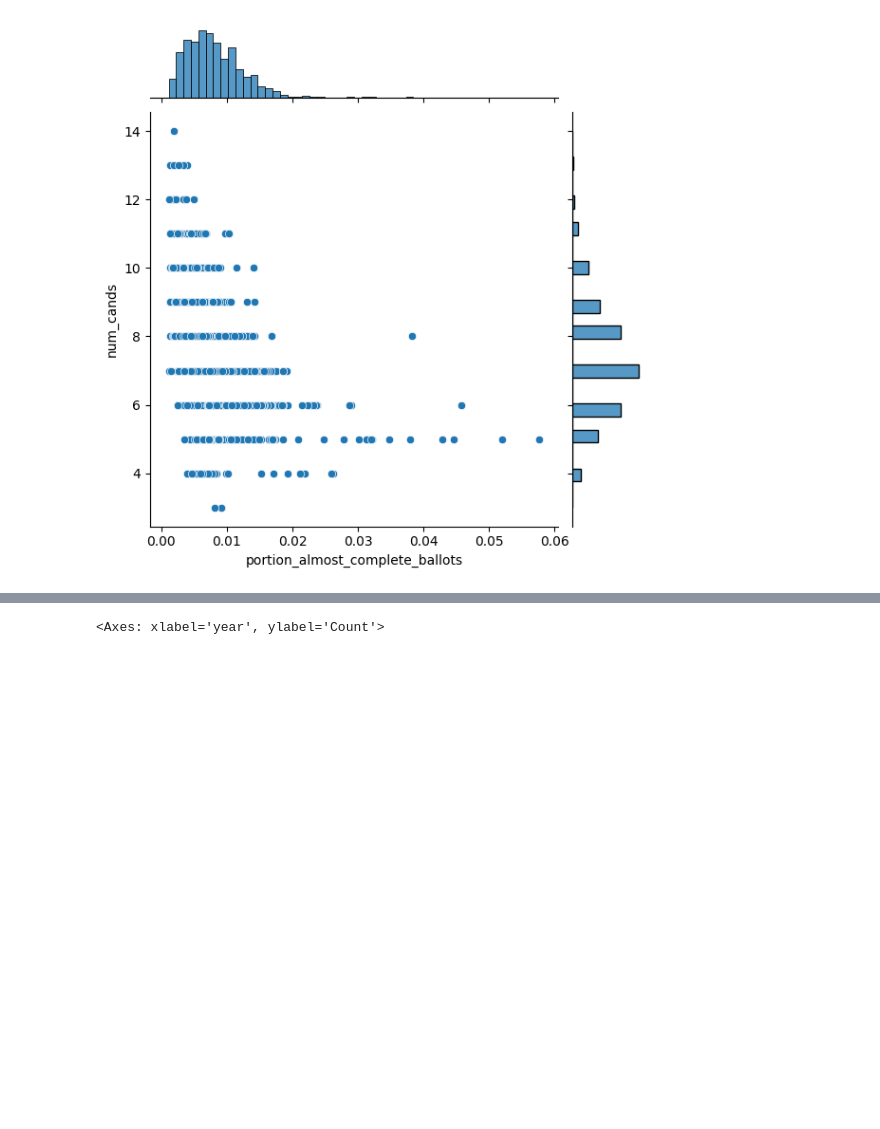
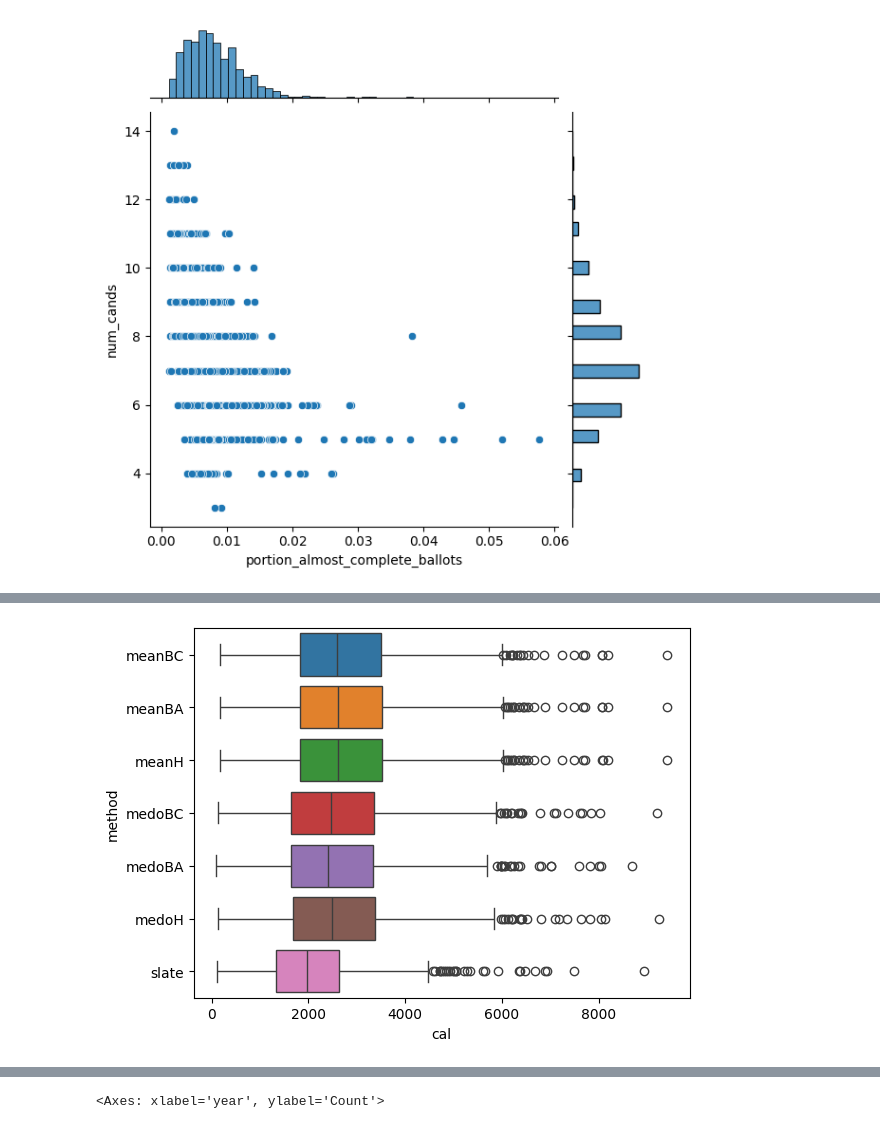
Before and after one commit to mggg/ballot-clustering, a Jupyter notebook: Analyze_results_dataframe.ipynb, the cells around one changed output, grey strips where cells are left out. Cells and saved outputs as stored; diff of their text form; code cells hidden in the pictures; blank space fills up the shorter version.

```diff
--- a/Analyze_results_dataframe.ipynb
+++ b/Analyze_results_dataframe.ipynb
@@ -175,0 +193,5 @@ fig.figure.savefig("plots/silB_vs_silH.jpg", dpi = 600)
+# %%
+fig = sns.boxplot(data=df, x='cal',y='method', hue = 'method')
+fig.figure.savefig("plots/cal.jpg", dpi = 600)
+# %% [output]
+[figure, added]
```
Also changed, not shown: parts of 29 cells of this notebook, 32 other files.
